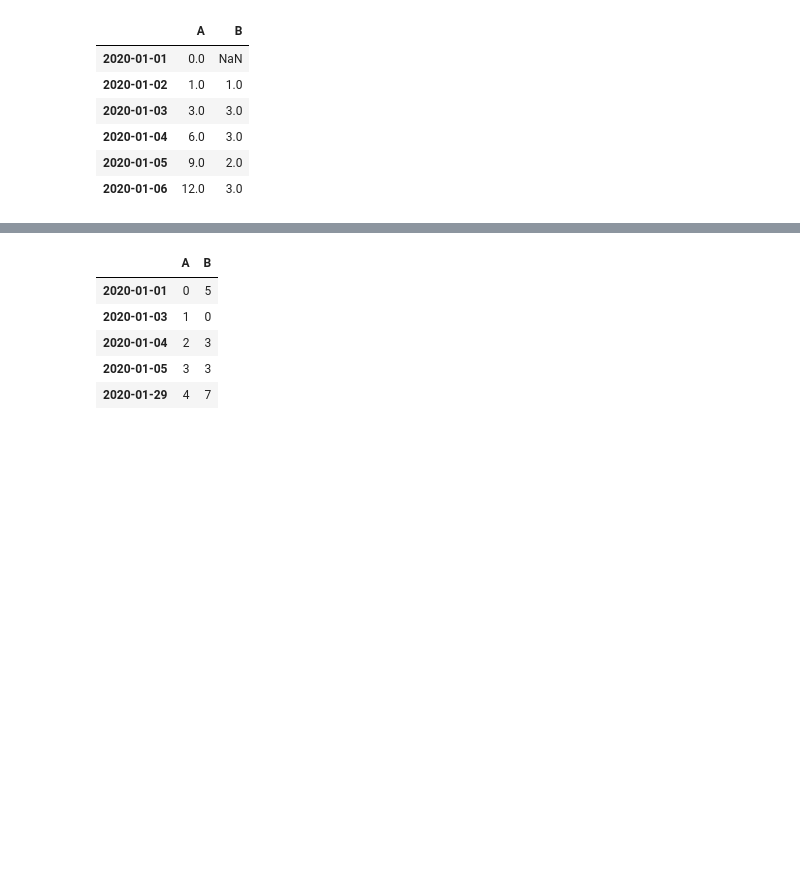
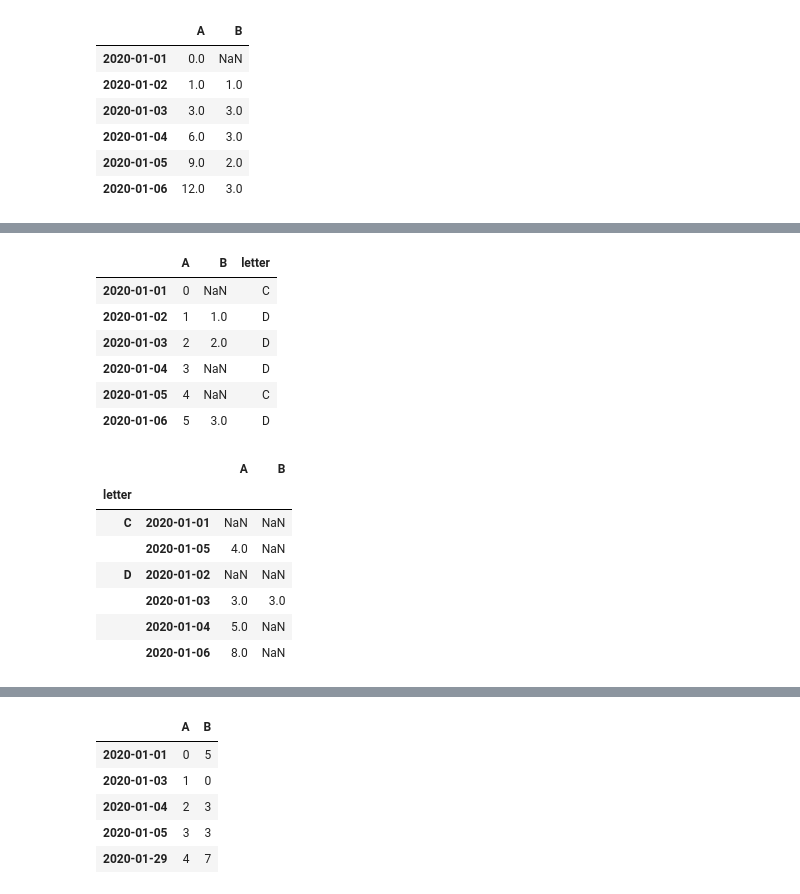
Before and after one commit to ZosoV/pandas_review, a Jupyter notebook: 008_windowing_operations.ipynb, the cells around one changed output, grey strips where cells are left out. Drawn from its saved outputs; the diff is of its cells as text; code cells hidden in the pictures; blank space fills up the shorter version.

```diff
--- a/008_windowing_operations.ipynb
+++ b/008_windowing_operations.ipynb
@@ -196,3 +227,25 @@ df.rolling(window='3D').sum()
+# %%
+#SPECIFIC 2: chained group by
+df["letter"] = ["C","D","D","D","C","D"]
+
+result = df.groupby("letter").rolling(window=2).sum()
+display_side_by_side(df, result)
+# %% [output]
+|  | A | B | letter |
+| 2020-01-01 | 0 | NaN | C |
+| 2020-01-02 | 1 | 1.0 | D |
+| 2020-01-03 | 2 | 2.0 | D |
+| 2020-01-04 | 3 | NaN | D |
+| 2020-01-05 | 4 | NaN | C |
+| 2020-01-06 | 5 | 3.0 | D |
+|  |  | A | B |
+| letter |  |  |  |
+| C | 2020-01-01 | NaN | NaN |
+|  | 2020-01-05 | 4.0 | NaN |
+| D | 2020-01-02 | NaN | NaN |
+|  | 2020-01-03 | 3.0 | 3.0 |
+|  | 2020-01-04 | 5.0 | NaN |
+|  | 2020-01-06 | 8.0 | NaN |
 # %% [markdown]
 ## Rolling Window
 
```
Also changed, not shown: parts of 56 cells of this notebook, 3 other files.
